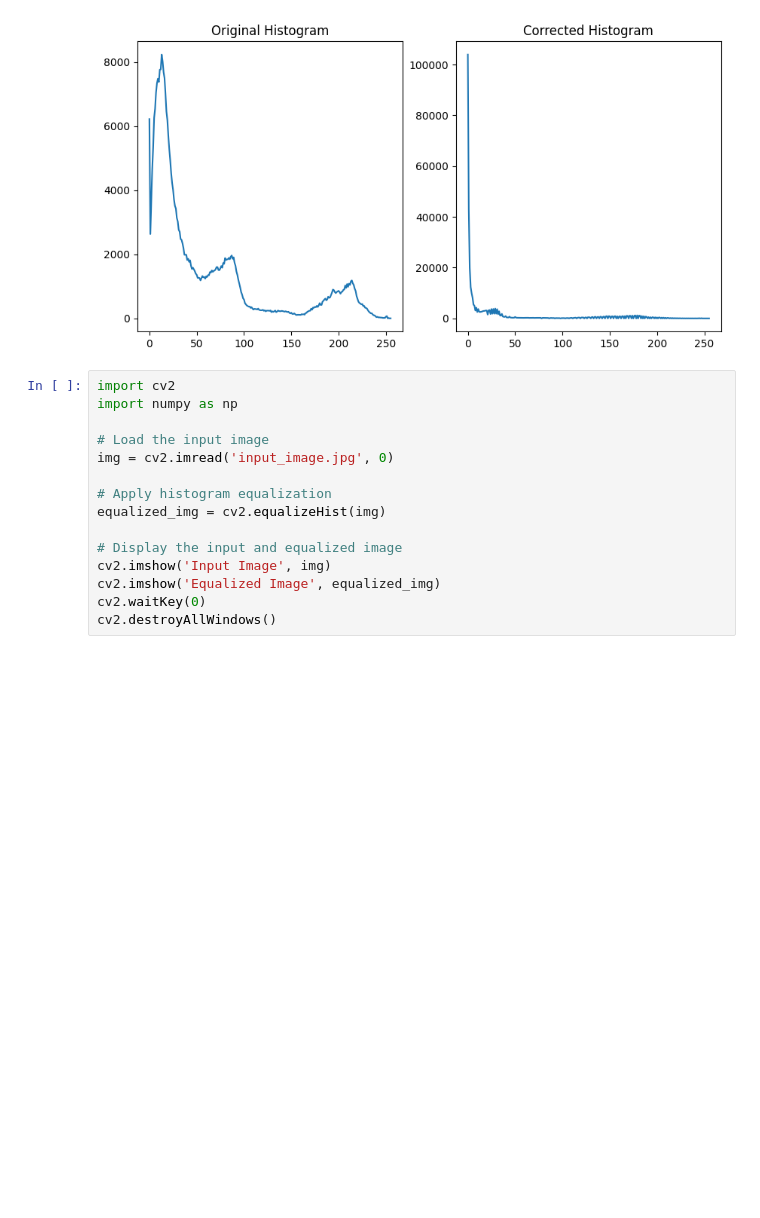
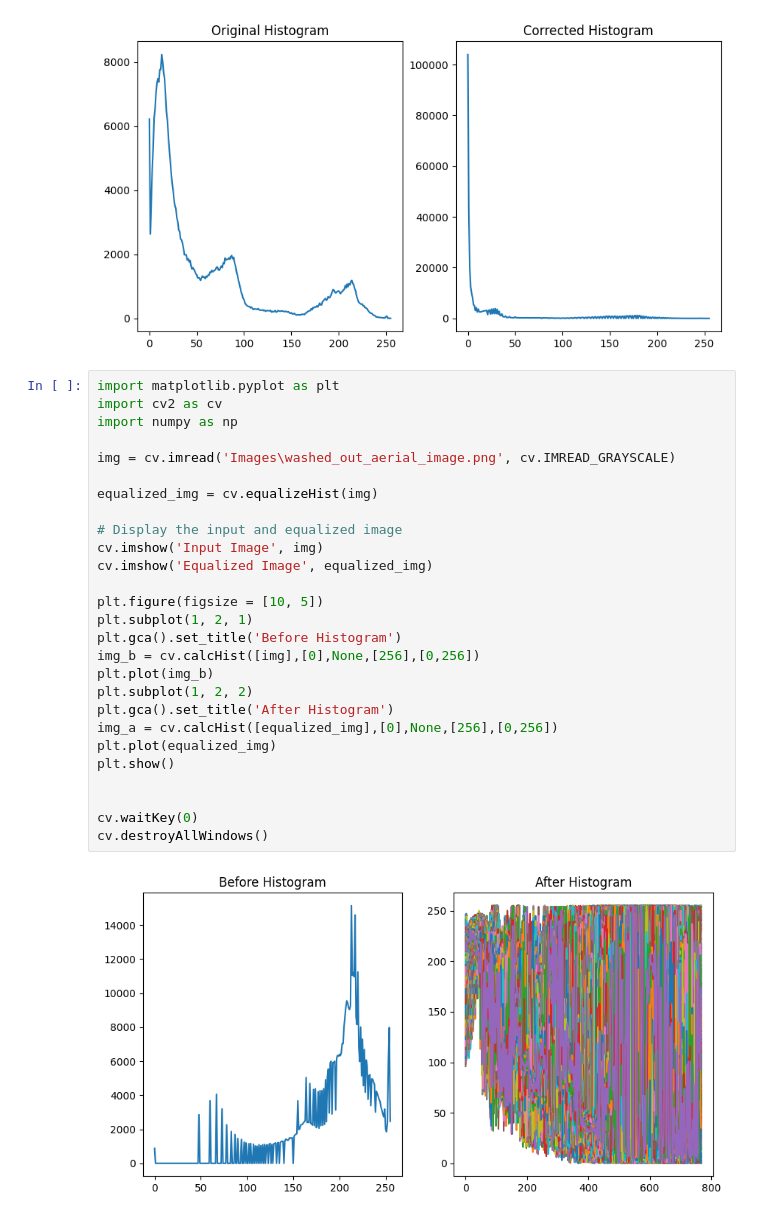
Before and after one commit to mitharaperera/imageProcessingAssignment, a Jupyter notebook: Untitled-1.ipynb, the cells around one changed output. Saved outputs shown, nothing was run; the diff lists cells and outputs as text; blank space fills up the shorter version.

```diff
--- a/Untitled-1.ipynb
+++ b/Untitled-1.ipynb
@@ -125,18 +125,32 @@ plt.show()
 [figure]
 [figure]
 [figure]
-# %%
-import cv2
-import numpy as np
-
-# Load the input image
-img = cv2.imread('input_image.jpg', 0)
-
-# Apply histogram equalization
-equalized_img = cv2.equalizeHist(img)
-
-# Display the input and equalized image
-cv2.imshow('Input Image', img)
-cv2.imshow('Equalized Image', equalized_img)
-cv2.waitKey(0)
-cv2.destroyAllWindows()
+# %%
+import matplotlib.pyplot as plt
+import cv2 as cv
+import numpy as np
+
+img = cv.imread('Images\washed_out_aerial_image.png', cv.IMREAD_GRAYSCALE)
+
+equalized_img = cv.equalizeHist(img)
+
+# Display the input and equalized image
+cv.imshow('Input Image', img)
+cv.imshow('Equalized Image', equalized_img)
+
+plt.figure(figsize = [10, 5])
+plt.subplot(1, 2, 1)
+plt.gca().set_title('Before Histogram')
+img_b = cv.calcHist([img],[0],None,[256],[0,256])
+plt.plot(img_b)
+plt.subplot(1, 2, 2)
+plt.gca().set_title('After Histogram')
+img_a = cv.calcHist([equalized_img],[0],None,[256],[0,256])
+plt.plot(equalized_img)
+plt.show()
+
+
+cv.waitKey(0)
+cv.destroyAllWindows()
+# %% [output]
+[figure, added]
```
